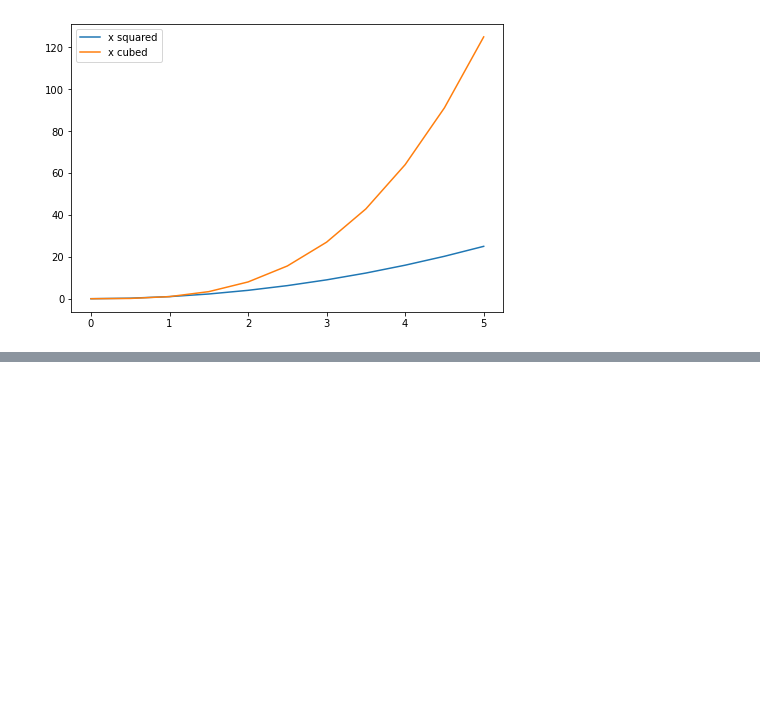
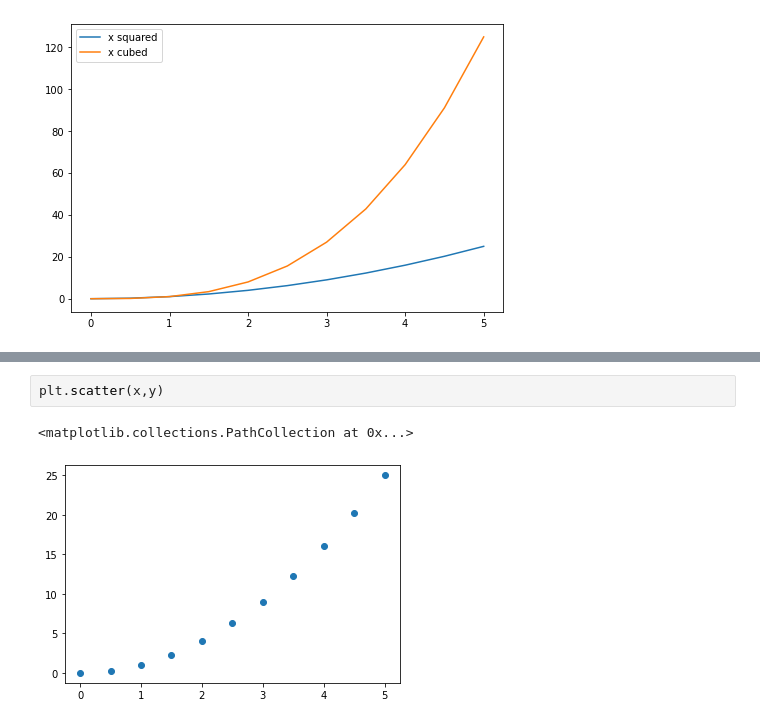
Before and after one commit to Kushagra-Kapoor25/DataScience-and-ML, a Jupyter notebook: Learning Matplotlib.ipynb, the cells around one changed output, grey strips where cells are left out. Cells and saved outputs as stored; diff of their text form; blank space fills up the shorter version.

```diff
--- a/Learning Matplotlib.ipynb
+++ b/Learning Matplotlib.ipynb
@@ -108,0 +122,5 @@ ax.legend(loc=0)
+# %%
+plt.scatter(x,y)
+# %% [output]
+<matplotlib.collections.PathCollection at 0x...>
+[figure, added]
```
Also changed, not shown: parts of 3 cells of this notebook, 3 other files.
